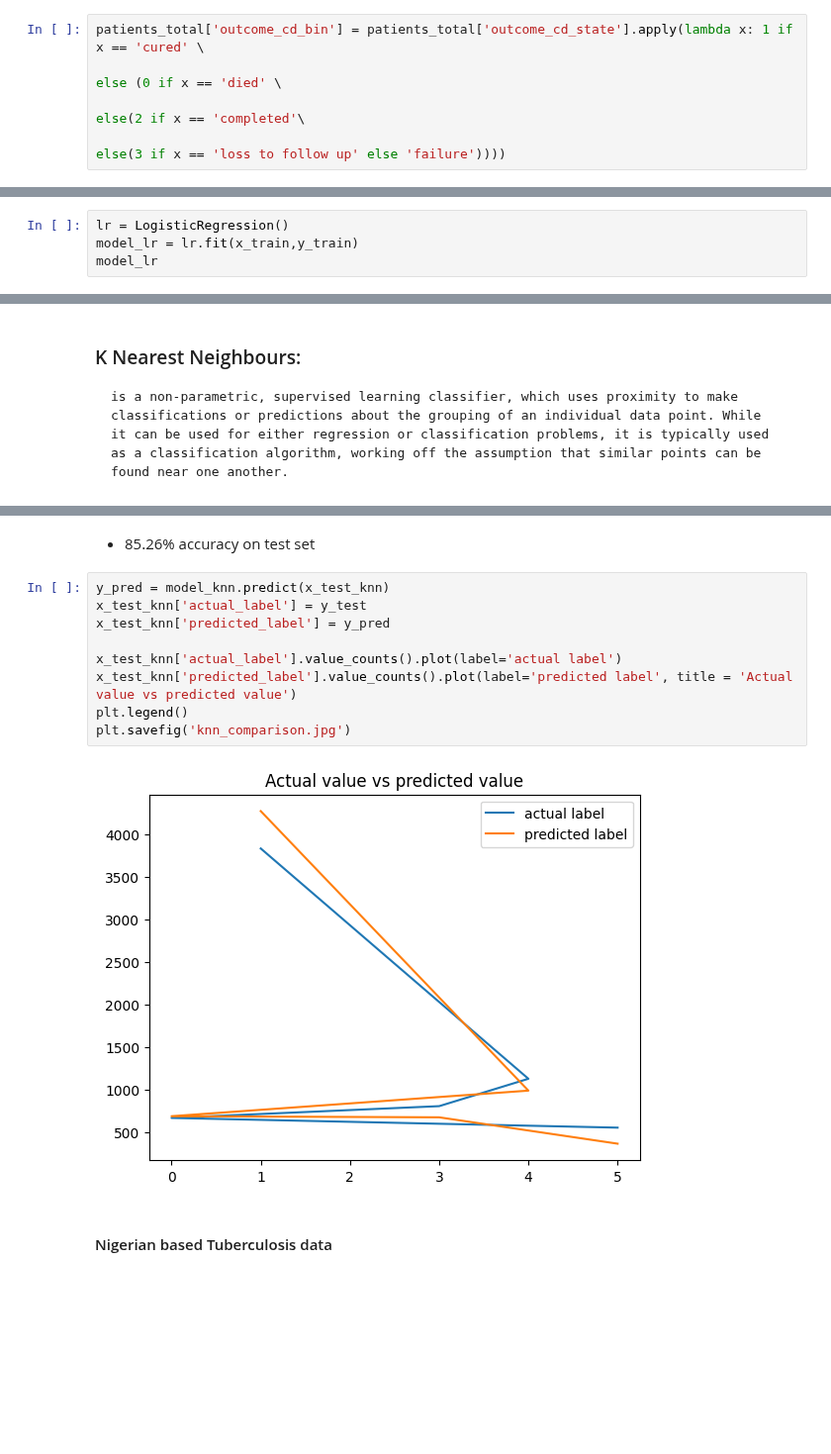
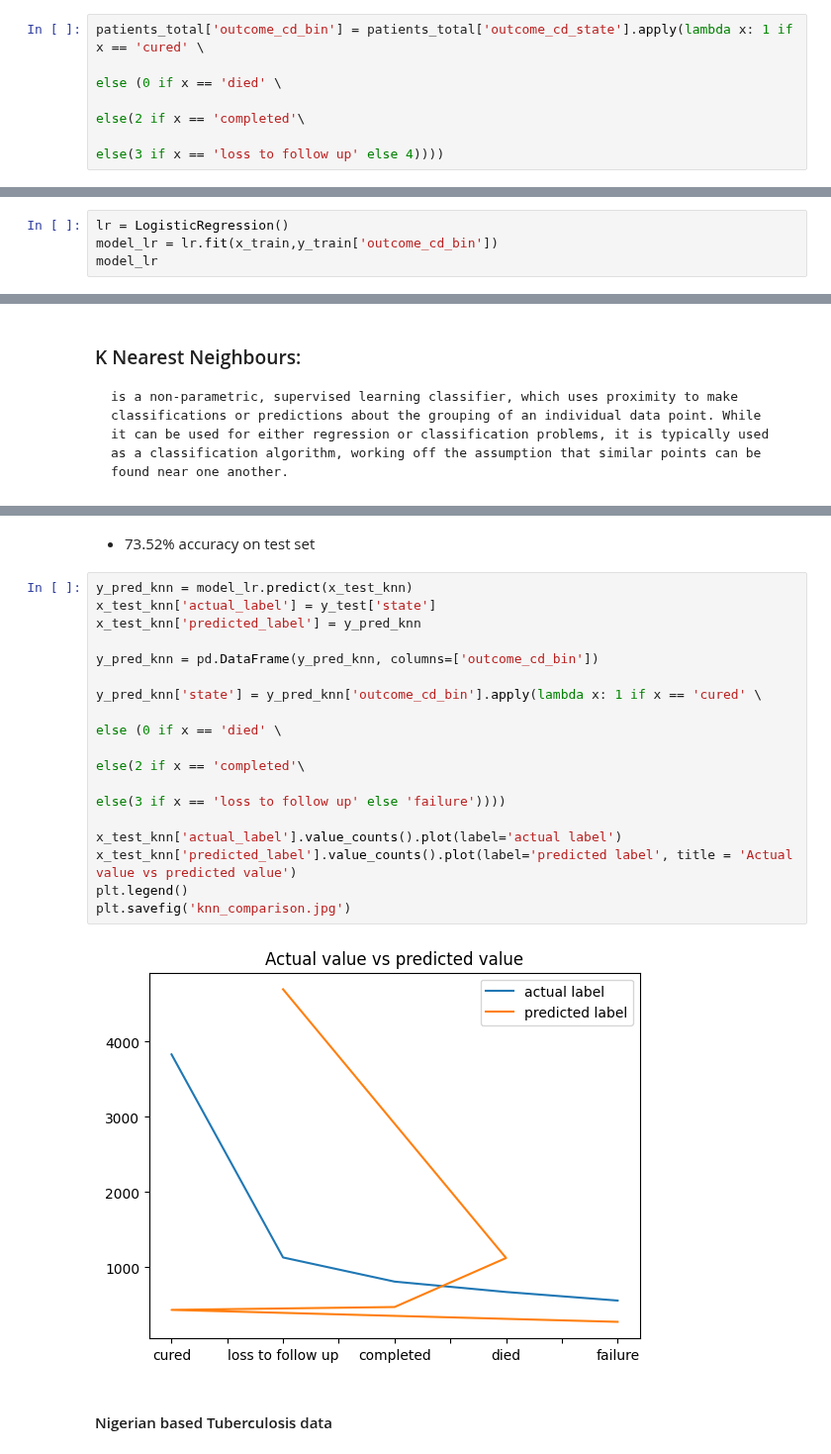
Before and after one commit to Taoheed-O/Tuberculosis_Survival_prediction, a Jupyter notebook: Machine_learning.ipynb, the cells around one changed output, grey strips where cells are left out. Shown at 99% size. Saved outputs shown, nothing was run; the diff lists cells and outputs as text; blank space fills up the shorter version.

```diff
--- a/Machine_learning.ipynb
+++ b/Machine_learning.ipynb
@@ -368,7 +368,7 @@ array(['cured', 'loss to follow up', 'completed', 'died', 'failure'],
 patients_total['outcome_cd_bin'] = patients_total['outcome_cd_state'].apply(lambda x: 1 if x == 'cured' \
                                                                                        else (0 if x == 'died' \
                                                                                                   else(2 if x == 'completed'\
-                                                                                                      else(3 if x == 'loss to follow up' else 'failure'))))
+                                                                                                      else(3 if x == 'loss to follow up' else 4))))
 # %% [markdown]
 #### A heatmap showing the correlation between the columns of the whole combined dataset
 # %%
@@ -556,6 +572,6 @@ y_test['state'] = y_test['outcome_cd_bin'].apply(lambda x: 'cured' if x == 1 \
 # %%
 lr = LogisticRegression()
-model_lr = lr.fit(x_train,y_train)
+model_lr = lr.fit(x_train,y_train['outcome_cd_bin'])
 model_lr
 # %% [output]
 STOP: TOTAL NO. of ITERATIONS REACHED LIMIT.
@@ -818,16 +853,23 @@ Accuracy on test dataset:  0.8524707226506713
 # %% [markdown]
-- 85.26% accuracy on test set
+- 73.52% accuracy on test set
 # %%
-y_pred = model_knn.predict(x_test_knn)
-x_test_knn['actual_label'] = y_test
-x_test_knn['predicted_label'] = y_pred
+y_pred_knn = model_lr.predict(x_test_knn)
+x_test_knn['actual_label'] = y_test['state']
+x_test_knn['predicted_label'] = y_pred_knn
+
+y_pred_knn = pd.DataFrame(y_pred_knn, columns=['outcome_cd_bin'])
+
+y_pred_knn['state'] = y_pred_knn['outcome_cd_bin'].apply(lambda x: 1 if x == 'cured' \
+                                                                                       else (0 if x == 'died' \
+                                                                                                  else(2 if x == 'completed'\
+                                                                                                      else(3 if x == 'loss to follow up' else 'failure'))))
 
 x_test_knn['actual_label'].value_counts().plot(label='actual label')
 x_test_knn['predicted_label'].value_counts().plot(label='predicted label', title = 'Actual value vs predicted value')
 plt.legend()
 plt.savefig('knn_comparison.jpg')
 # %% [output]
-[figure, old version]
+[figure, new version]
 # %% [markdown]
 #### Nigerian based Tuberculosis data
 # %%
```
Also changed, not shown: parts of 25 cells of this notebook.
